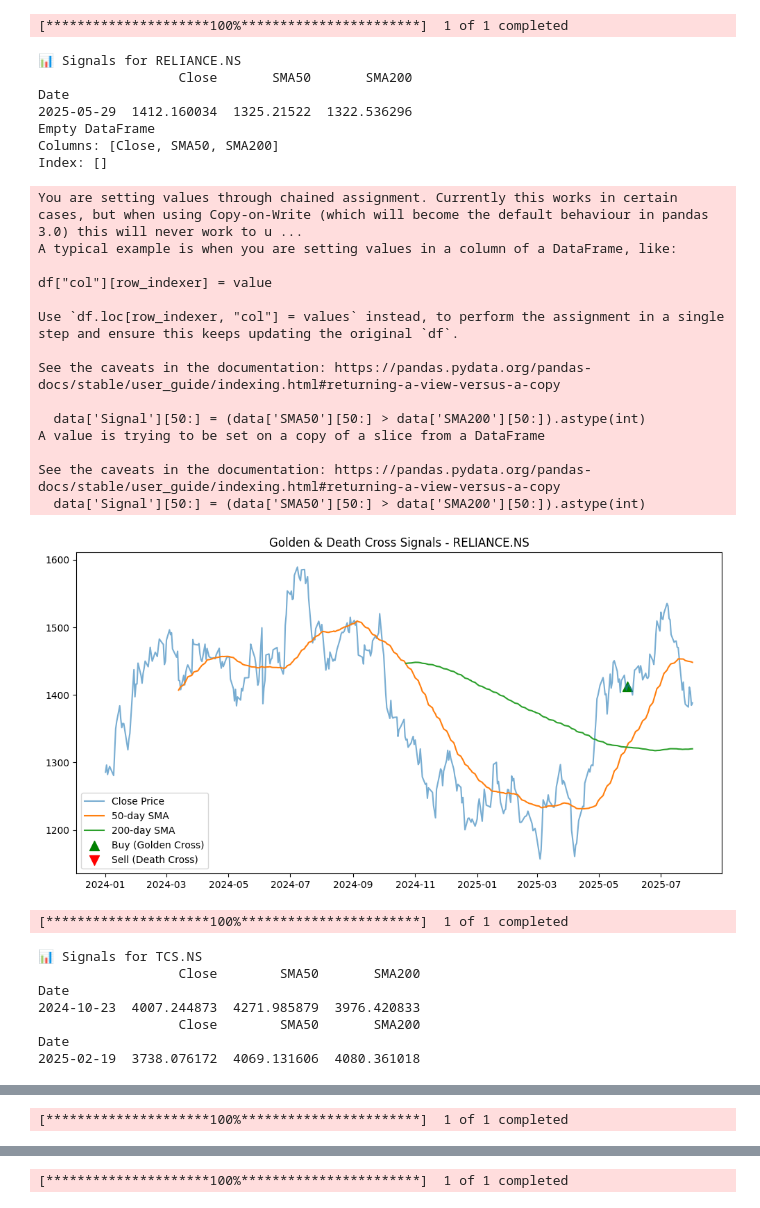
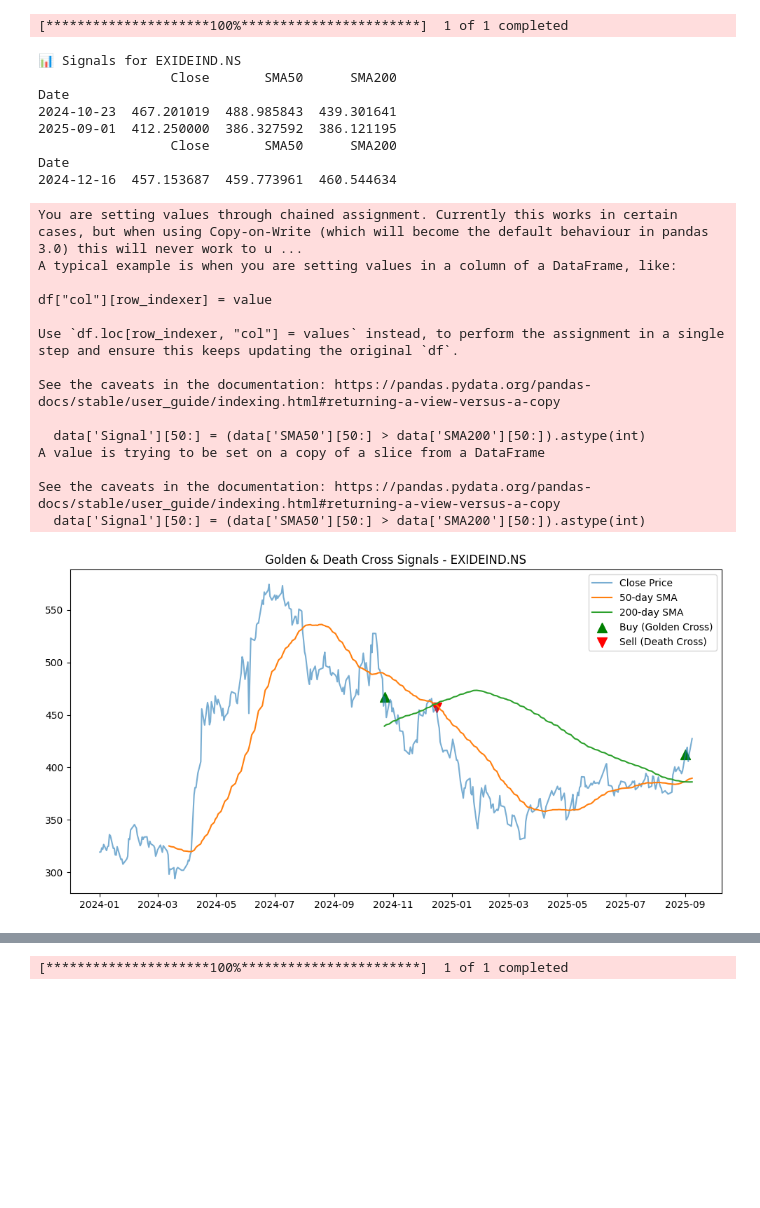
Before and after one commit to kmrhemant21/trading, a Jupyter notebook: swing/Golden Crossover/golden_crossover_signal.ipynb, the cells around one changed output, grey strips where cells are left out. Cells and saved outputs as stored; diff of their text form; code cells hidden in the pictures; blank space fills up the shorter version.

```diff
--- a/swing/Golden Crossover/golden_crossover_signal.ipynb
+++ b/swing/Golden Crossover/golden_crossover_signal.ipynb
@@ -25,10 +25,10 @@ import talib
 import matplotlib.pyplot as plt
 
 # List of stocks (NSE example, add more)
-stocks = ["RELIANCE.NS", "TCS.NS", "INFY.NS"]
+stocks = ["EXIDEIND.NS"]
 
 def analyze_stock(ticker):
-    data = yf.download(ticker, start="2024-01-01", end="2025-08-04", multi_level_index=False)
+    data = yf.download(ticker, start="2024-01-01", end="2025-09-09", multi_level_index=False)
 
     # 50 & 200 SMA
     data['SMA50'] = talib.SMA(data['Close'], timeperiod=50)
@@ -55,45 +55,38 @@ def analyze_stock(ticker):
     plt.plot(data['SMA200'], label='200-day SMA')
 
     # Mark Buy/Sell
     plt.scatter(data.index[data['Buy']], data['Close'][data['Buy']], marker='^', color='g', label='Buy (Golden Cross)', s=100)
     plt.scatter(data.index[data['Sell']], data['Close'][data['Sell']], marker='v', color='r', label='Sell (Death Cross)', s=100)
 
     plt.title(f"Golden & Death Cross Signals - {ticker}")
     plt.legend()
     plt.show()
 
 # Run for all stocks
 for stock in stocks:
     analyze_stock(stock)
 # %% [output]
 [*********************100%***********************]  1 of 1 completed
-📊 Signals for RELIANCE.NS
-                  Close       SMA50       SMA200
+📊 Signals for EXIDEIND.NS
+                 Close       SMA50      SMA200
 Date
-2025-05-29  1412.160034  1325.21522  1322.536296
-Empty DataFrame
-Columns: [Close, SMA50, SMA200]
-Index: []
+2024-10-23  467.201019  488.985843  439.301641
+2025-09-01  412.250000  386.327592  386.121195
+                 Close       SMA50      SMA200
+Date
+2024-12-16  457.153687  459.773961  460.544634
 You are setting values through chained assignment. Currently this works in certain cases, but when using Copy-on-Write (which will become the default behaviour in pandas 3.0) this will never work to u ...
 A typical example is when you are setting values in a column of a DataFrame, like:
 
 df["col"][row_indexer] = value
 
 Use `df.loc[row_indexer, "col"] = values` instead, to perform the assignment in a single step and ensure this keeps updating the original `df`.
 
 See the caveats in the documentation: https://pandas.pydata.org/pandas-docs/stable/user_guide/indexing.html#returning-a-view-versus-a-copy
 
   data['Signal'][50:] = (data['SMA50'][50:] > data['SMA200'][50:]).astype(int)
 A value is trying to be set on a copy of a slice from a DataFrame
 
 See the caveats in the documentation: https://pandas.pydata.org/pandas-docs/stable/user_guide/indexing.html#returning-a-view-versus-a-copy
   data['Signal'][50:] = (data['SMA50'][50:] > data['SMA200'][50:]).astype(int)
-[figure, old version]
+[figure, new version]
-[*********************100%***********************]  1 of 1 completed
-📊 Signals for TCS.NS
-                  Close        SMA50       SMA200
-Date
-2024-10-23  4007.244873  4271.985879  3976.420833
-                  Close        SMA50       SMA200
-Date
-2025-02-19  3738.076172  4069.131606  4080.361018
@@ -115 +92,0 @@ See the caveats in the documentation: https://pandas.pydata.org/pandas-docs/stab
-[*********************100%***********************]  1 of 1 completed
```
Also changed, not shown: parts of 1 cell of this notebook, 13 other files.
